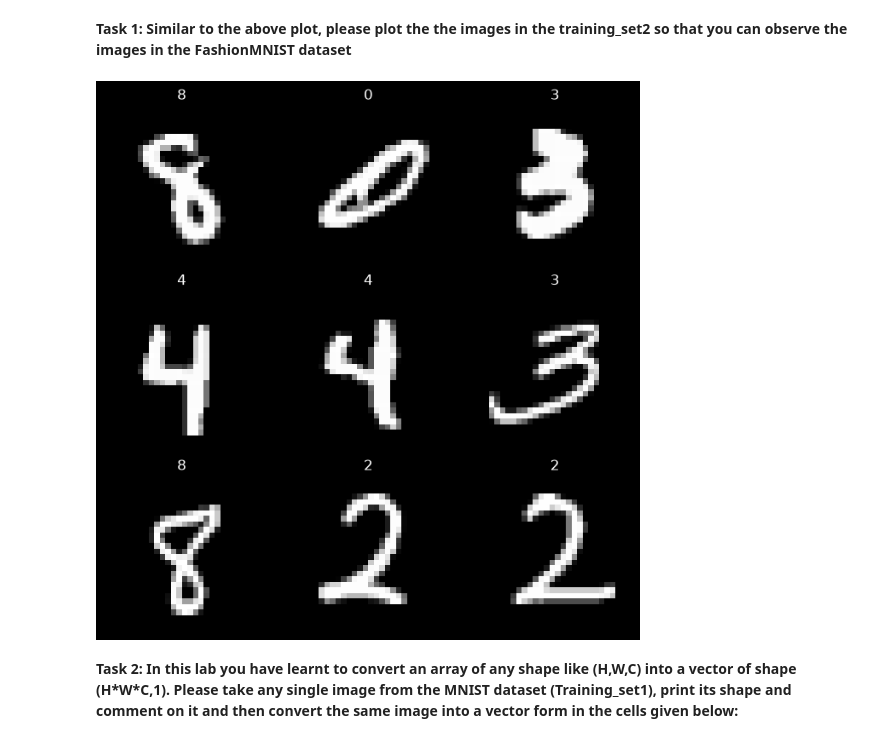
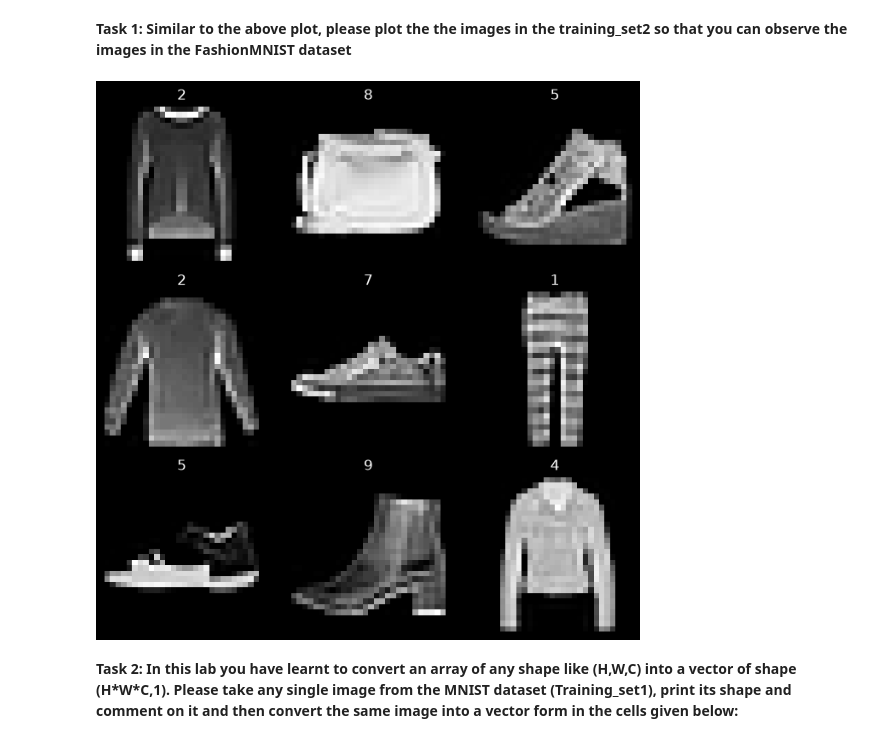
Before and after one commit to Arvidian64/Deep-learning-and-neural-networks-DVA307, a Jupyter notebook: Deep learning and PyTorch/Exercise_1_numpy_pytorch_A.ipynb, the cells around one changed output. Drawn from its saved outputs; the diff is of its cells as text; code cells hidden in the pictures.

```diff
--- a/Deep learning and PyTorch/Exercise_1_numpy_pytorch_A.ipynb
+++ b/Deep learning and PyTorch/Exercise_1_numpy_pytorch_A.ipynb
@@ -572,20 +572,20 @@ plt.show()
 # %%
 ### Start Code here
 
 figure = plt.figure(figsize=(8, 8))
 cols, rows = 3, 3
 for i in range(1, cols * rows + 1):
     sample_idx = torch.randint(len(training_set2), size=(1,)).item()
-    img, label = training_set1[sample_idx]
+    img, label = training_set2[sample_idx]
     figure.add_subplot(rows, cols, i)
     plt.title(label)
     plt.axis("off")
     plt.imshow(img.squeeze(), cmap="gray")
 plt.show()
 
 ### End code here
 # %% [output]
-[figure, old version]
+[figure, new version]
 # %% [markdown]
 **Task 2: In this lab you have learnt to convert an array of any shape like (H,W,C) into a vector of shape (H\*W\*C,1). Please take any single image from the MNIST dataset (Training_set1), print its shape and comment on it and then convert the same image into a vector form in the cells given below:**
 # %%
```
Also changed, not shown: parts of 1 cell of this notebook, 1 other file.
